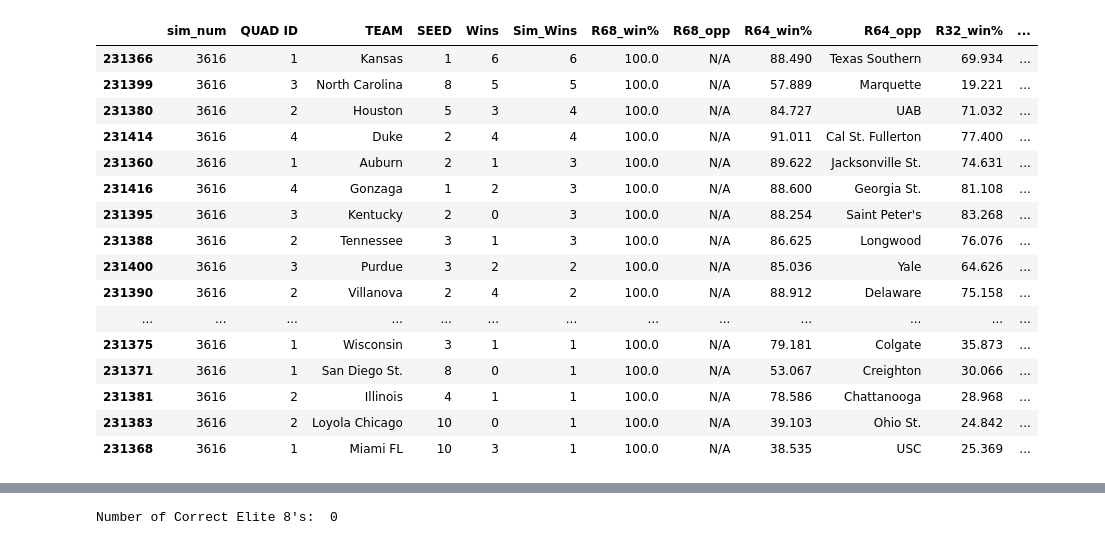
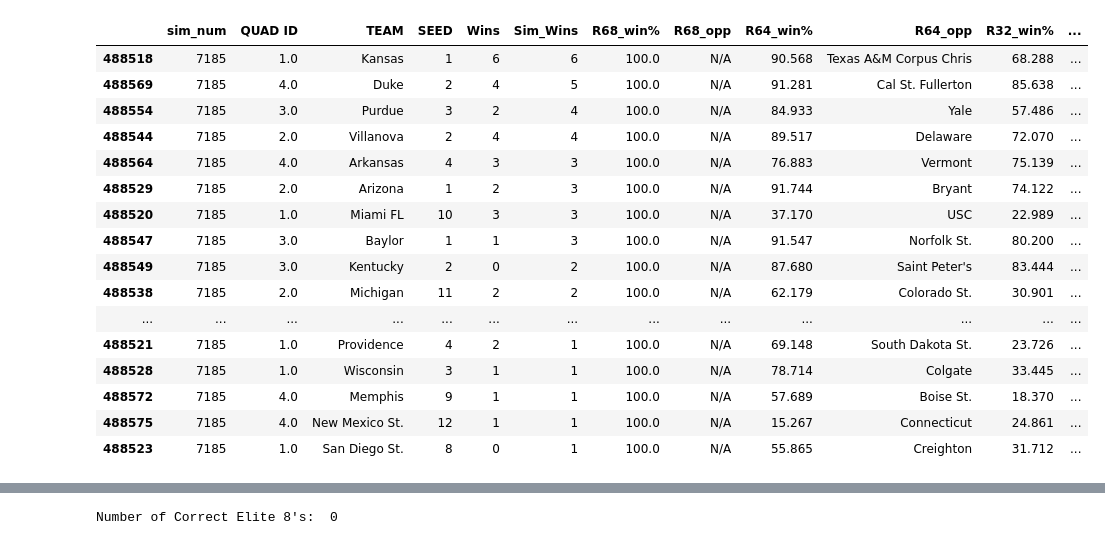
Before and after one commit to willfriel1028/MarchMadness_Analytics_Report, a Jupyter notebook: bracket_sims/sims/2022_10000sims0.ipynb, the cells around one changed output, grey strips where cells are left out. Saved outputs shown, nothing was run; the diff lists cells and outputs as text; code cells hidden in the pictures.

```diff
--- a/bracket_sims/sims/2022_10000sims0.ipynb
+++ b/bracket_sims/sims/2022_10000sims0.ipynb
@@ -778,23 +778,23 @@ df.sort_values("Outcome_%", ascending=True).head(25)
 # %%
-df[df["sim_num"] == 3616].sort_values("Sim_Wins", ascending=False).head(32)
+df[df["sim_num"] == 7185].sort_values("Sim_Wins", ascending=False).head(32)
 # %% [output]
 |  | sim_num | QUAD ID | TEAM | SEED | Wins | Sim_Wins | R68_win% | R68_opp | R64_win% | R64_opp | R32_win% | ... |
-| 231366 | 3616 | 1 | Kansas | 1 | 6 | 6 | 100.0 | N/A | 88.490 | Texas Southern | 69.934 | ... |
-| 231399 | 3616 | 3 | North Carolina | 8 | 5 | 5 | 100.0 | N/A | 57.889 | Marquette | 19.221 | ... |
-| 231380 | 3616 | 2 | Houston | 5 | 3 | 4 | 100.0 | N/A | 84.727 | UAB | 71.032 | ... |
-| 231414 | 3616 | 4 | Duke | 2 | 4 | 4 | 100.0 | N/A | 91.011 | Cal St. Fullerton | 77.400 | ... |
-| 231360 | 3616 | 1 | Auburn | 2 | 1 | 3 | 100.0 | N/A | 89.622 | Jacksonville St. | 74.631 | ... |
-| 231416 | 3616 | 4 | Gonzaga | 1 | 2 | 3 | 100.0 | N/A | 88.600 | Georgia St. | 81.108 | ... |
-| 231395 | 3616 | 3 | Kentucky | 2 | 0 | 3 | 100.0 | N/A | 88.254 | Saint Peter's | 83.268 | ... |
-| 231388 | 3616 | 2 | Tennessee | 3 | 1 | 3 | 100.0 | N/A | 86.625 | Longwood | 76.076 | ... |
-| 231400 | 3616 | 3 | Purdue | 3 | 2 | 2 | 100.0 | N/A | 85.036 | Yale | 64.626 | ... |
-| 231390 | 3616 | 2 | Villanova | 2 | 4 | 2 | 100.0 | N/A | 88.912 | Delaware | 75.158 | ... |
+| 488518 | 7185 | 1.0 | Kansas | 1 | 6 | 6 | 100.0 | N/A | 90.568 | Texas A&M Corpus Chris | 68.288 | ... |
+| 488569 | 7185 | 4.0 | Duke | 2 | 4 | 5 | 100.0 | N/A | 91.281 | Cal St. Fullerton | 85.638 | ... |
+| 488554 | 7185 | 3.0 | Purdue | 3 | 2 | 4 | 100.0 | N/A | 84.933 | Yale | 57.486 | ... |
+| 488544 | 7185 | 2.0 | Villanova | 2 | 4 | 4 | 100.0 | N/A | 89.517 | Delaware | 72.070 | ... |
+| 488564 | 7185 | 4.0 | Arkansas | 4 | 3 | 3 | 100.0 | N/A | 76.883 | Vermont | 75.139 | ... |
+| 488529 | 7185 | 2.0 | Arizona | 1 | 2 | 3 | 100.0 | N/A | 91.744 | Bryant | 74.122 | ... |
+| 488520 | 7185 | 1.0 | Miami FL | 10 | 3 | 3 | 100.0 | N/A | 37.170 | USC | 22.989 | ... |
+| 488547 | 7185 | 3.0 | Baylor | 1 | 1 | 3 | 100.0 | N/A | 91.547 | Norfolk St. | 80.200 | ... |
+| 488549 | 7185 | 3.0 | Kentucky | 2 | 0 | 2 | 100.0 | N/A | 87.680 | Saint Peter's | 83.444 | ... |
+| 488538 | 7185 | 2.0 | Michigan | 11 | 2 | 2 | 100.0 | N/A | 62.179 | Colorado St. | 30.901 | ... |
 | ... | ... | ... | ... | ... | ... | ... | ... | ... | ... | ... | ... | ... |
-| 231375 | 3616 | 1 | Wisconsin | 3 | 1 | 1 | 100.0 | N/A | 79.181 | Colgate | 35.873 | ... |
-| 231371 | 3616 | 1 | San Diego St. | 8 | 0 | 1 | 100.0 | N/A | 53.067 | Creighton | 30.066 | ... |
-| 231381 | 3616 | 2 | Illinois | 4 | 1 | 1 | 100.0 | N/A | 78.586 | Chattanooga | 28.968 | ... |
-| 231383 | 3616 | 2 | Loyola Chicago | 10 | 0 | 1 | 100.0 | N/A | 39.103 | Ohio St. | 24.842 | ... |
-| 231368 | 3616 | 1 | Miami FL | 10 | 3 | 1 | 100.0 | N/A | 38.535 | USC | 25.369 | ... |
+| 488521 | 7185 | 1.0 | Providence | 4 | 2 | 1 | 100.0 | N/A | 69.148 | South Dakota St. | 23.726 | ... |
+| 488528 | 7185 | 1.0 | Wisconsin | 3 | 1 | 1 | 100.0 | N/A | 78.714 | Colgate | 33.445 | ... |
+| 488572 | 7185 | 4.0 | Memphis | 9 | 1 | 1 | 100.0 | N/A | 57.689 | Boise St. | 18.370 | ... |
+| 488575 | 7185 | 4.0 | New Mexico St. | 12 | 1 | 1 | 100.0 | N/A | 15.267 | Connecticut | 24.861 | ... |
+| 488523 | 7185 | 1.0 | San Diego St. | 8 | 0 | 1 | 100.0 | N/A | 55.865 | Creighton | 31.712 | ... |
 # %%
 correct = df[df["Wins"] >=5]
 
```
Also changed, not shown: parts of 16 cells of this notebook, 31 other files.
